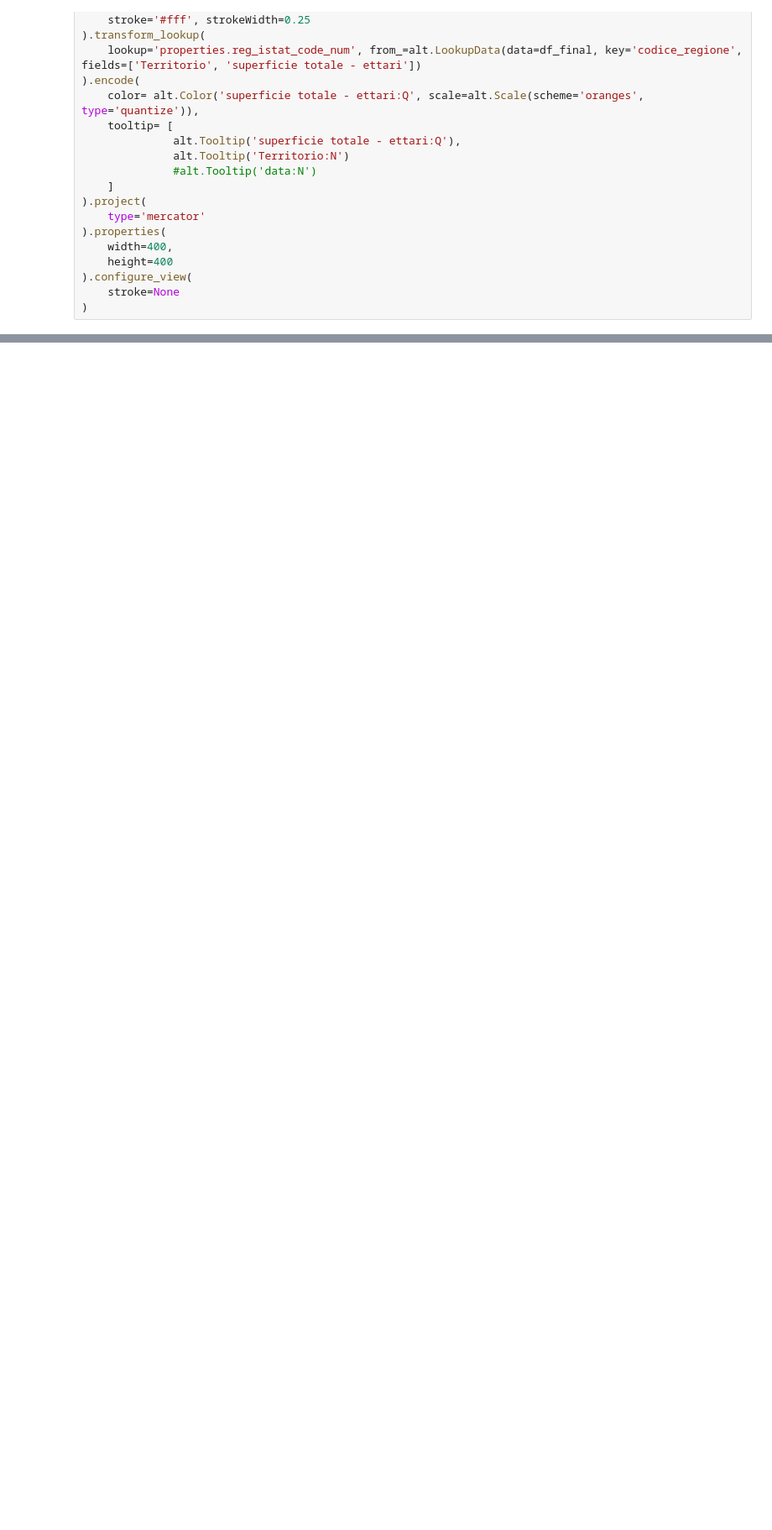
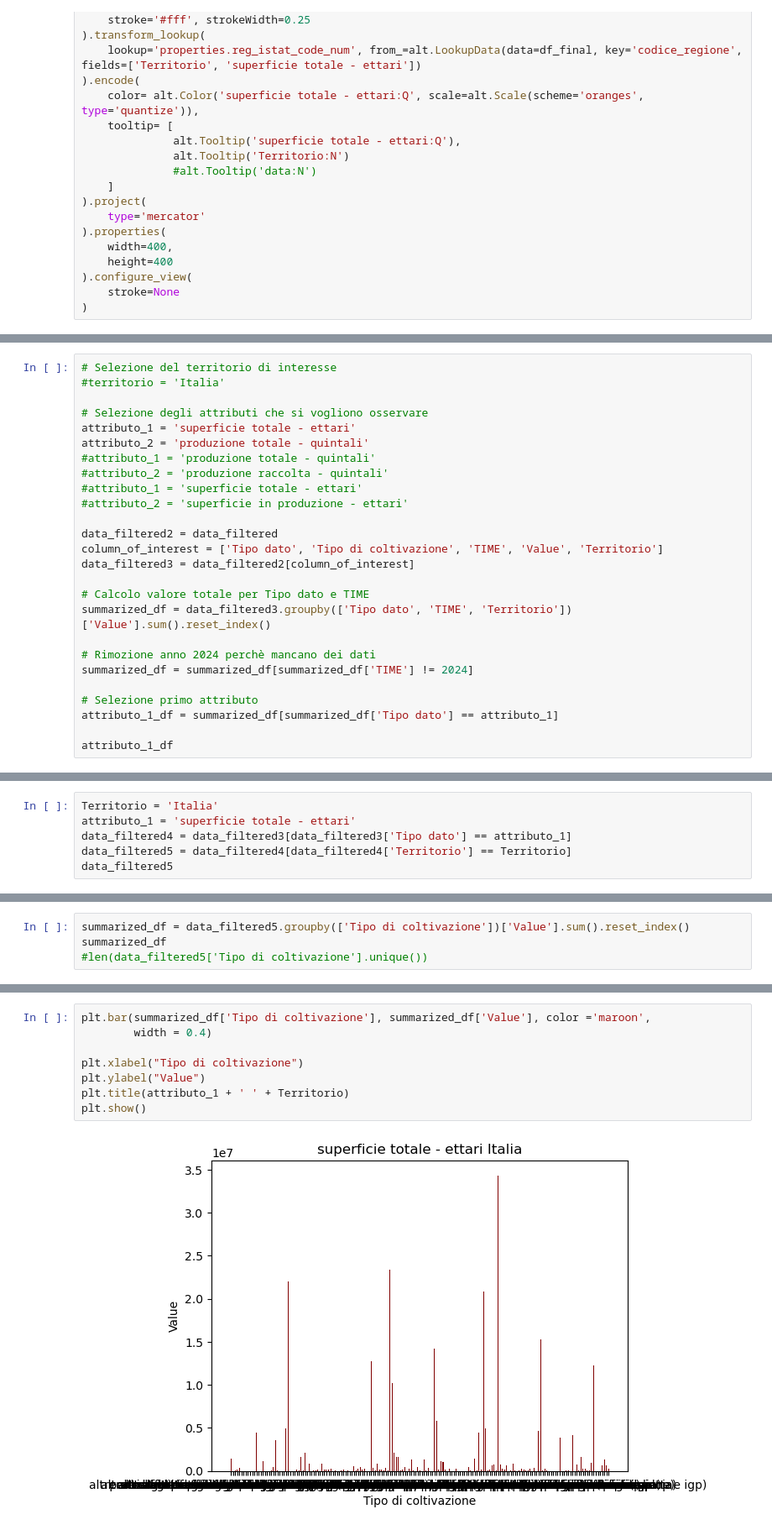
Before and after one commit to AntonioDonnangelo/italian_agriculture_and_protests_analysis, a Jupyter notebook: Data_understanding_ISTAT.ipynb, the cells around one changed output, grey strips where cells are left out. Shown at 84% size. Saved outputs shown, nothing was run; the diff lists cells and outputs as text; blank space fills up the shorter version.

```diff
--- a/Data_understanding_ISTAT.ipynb
+++ b/Data_understanding_ISTAT.ipynb
@@ -852,3 +846,29 @@ p
 s
 # %% [output]
 [interactive output not drawn]
+# %%
+# Selezione del territorio di interesse
+#territorio = 'Italia'
+
+# Selezione degli attributi che si vogliono osservare
+attributo_1 = 'superficie totale - ettari'
+attributo_2 = 'produzione totale - quintali'
+#attributo_1 = 'produzione totale - quintali'
+#attributo_2 = 'produzione raccolta - quintali'
+#attributo_1 = 'superficie totale - ettari'
+#attributo_2 = 'superficie in produzione - ettari'
+
+data_filtered2 = data_filtered
+column_of_interest = ['Tipo dato', 'Tipo di coltivazione', 'TIME', 'Value', 'Territorio']
+data_filtered3 = data_filtered2[column_of_interest]
+
+# Calcolo valore totale per Tipo dato e TIME
+summarized_df = data_filtered3.groupby(['Tipo dato', 'TIME', 'Territorio'])['Value'].sum().reset_index()
+
+# Rimozione anno 2024 perchè mancano dei dati
+summarized_df = summarized_df[summarized_df['TIME'] != 2024]
+
+# Selezione primo attributo
+attributo_1_df = summarized_df[summarized_df['Tipo dato'] == attributo_1]
+
+attributo_1_df
@@ -854,0 +921,6 @@ s
+# %%
+Territorio = 'Italia'
+attributo_1 = 'superficie totale - ettari'
+data_filtered4 = data_filtered3[data_filtered3['Tipo dato'] == attributo_1]
+data_filtered5 = data_filtered4[data_filtered4['Territorio'] == Territorio]
+data_filtered5
@@ -854,0 +941,4 @@ s
+# %%
+summarized_df = data_filtered5.groupby(['Tipo di coltivazione'])['Value'].sum().reset_index()
+summarized_df
+#len(data_filtered5['Tipo di coltivazione'].unique())
@@ -854,0 +959,10 @@ s
+# %%
+plt.bar(summarized_df['Tipo di coltivazione'], summarized_df['Value'], color ='maroon',
+        width = 0.4)
+
+plt.xlabel("Tipo di coltivazione")
+plt.ylabel("Value")
+plt.title(attributo_1 + ' ' + Territorio)
+plt.show()
+# %% [output]
+[figure, added]
```
Also changed, not shown: parts of 22 cells of this notebook.
